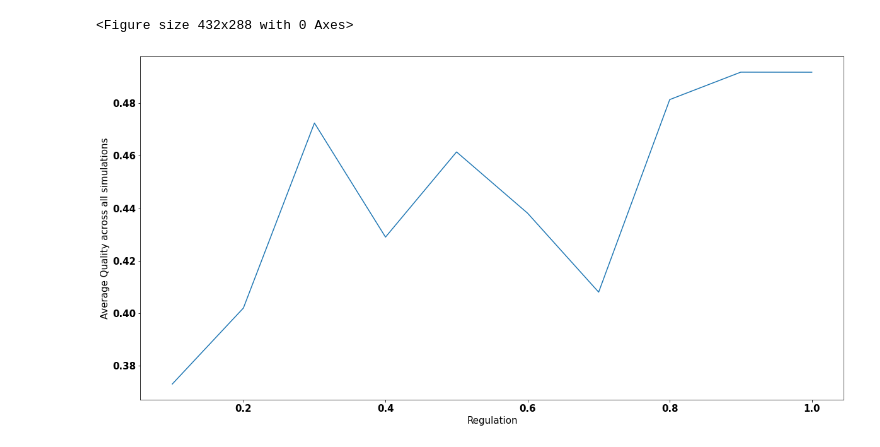
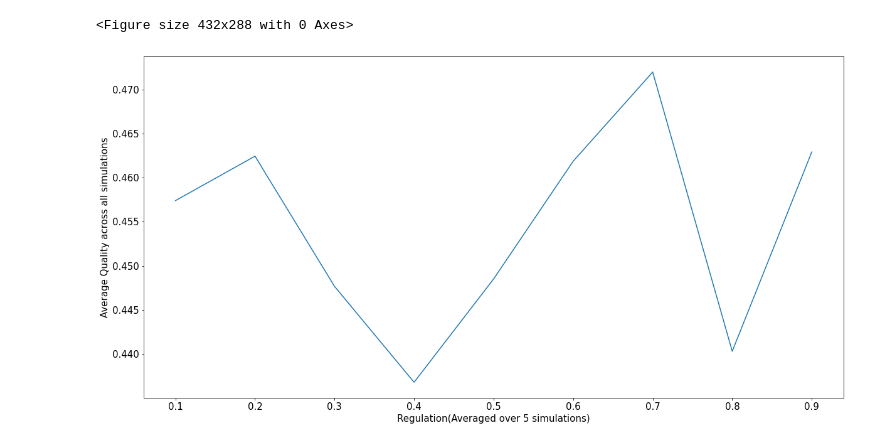
Before and after one commit to sarthaksoni25/AI-marketplace, a Jupyter notebook: Untitled.ipynb, the cells around one changed output. Cells and saved outputs as stored; diff of their text form; code cells hidden in the pictures.

```diff
--- a/Untitled.ipynb
+++ b/Untitled.ipynb
@@ -1,14 +1,14 @@
 # %%
 import matplotlib
 import matplotlib.pyplot as plt
 fig = plt.gcf()
 font = {'size'   : 15}
 matplotlib.rc('font', **font)
 plt.figure(figsize=(20,10))
-plt.plot([0.1, 0.2, 0.3, 0.4,0.5,0.6,0.7,0.8,0.9,1], [0.3729134325985125,0.40189860454355164,0.47251726548570033,0.42897960230722443,0.46148719116804504,0.43809880752900193,0.40797301509101913,0.48146524709470584,0.491930634405668,0.49191039559006955])
+plt.plot([0.1, 0.2, 0.3, 0.4,0.5,0.6,0.7,0.8,0.9], [0.4574049910216041,0.46244239873660253,0.4476741427421295,0.4368053449477092,0.44851910569477227,0.46186888403845455,0.47198345018465043,0.44031573286707604,0.46292524998265955])
 plt.ylabel('Average Quality across all simulations')
-plt.xlabel('Regulation')
+plt.xlabel('Regulation(Averaged over 5 simulations)')
 plt.show()
 # %% [output]
 <Figure size 432x288 with 0 Axes>
-[figure, old version]
+[figure, new version]
```
Also changed, not shown: parts of 12 cells of this notebook, 17 other files.
